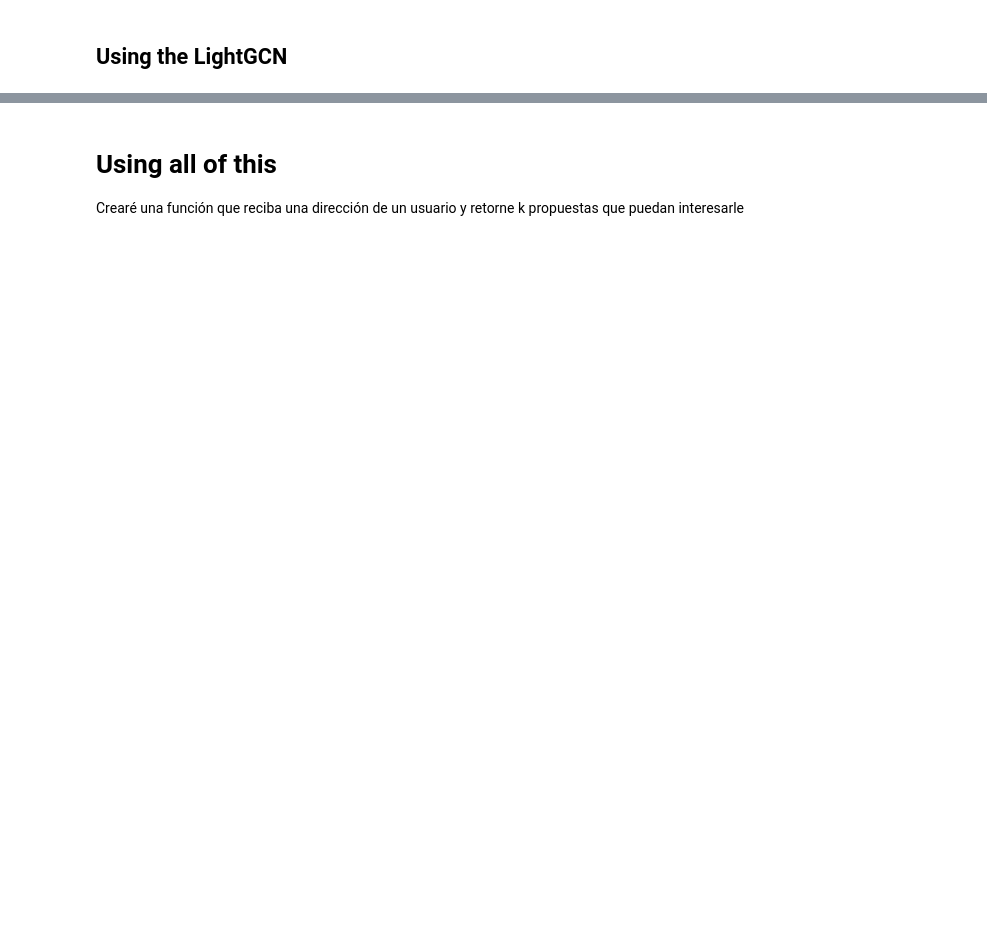
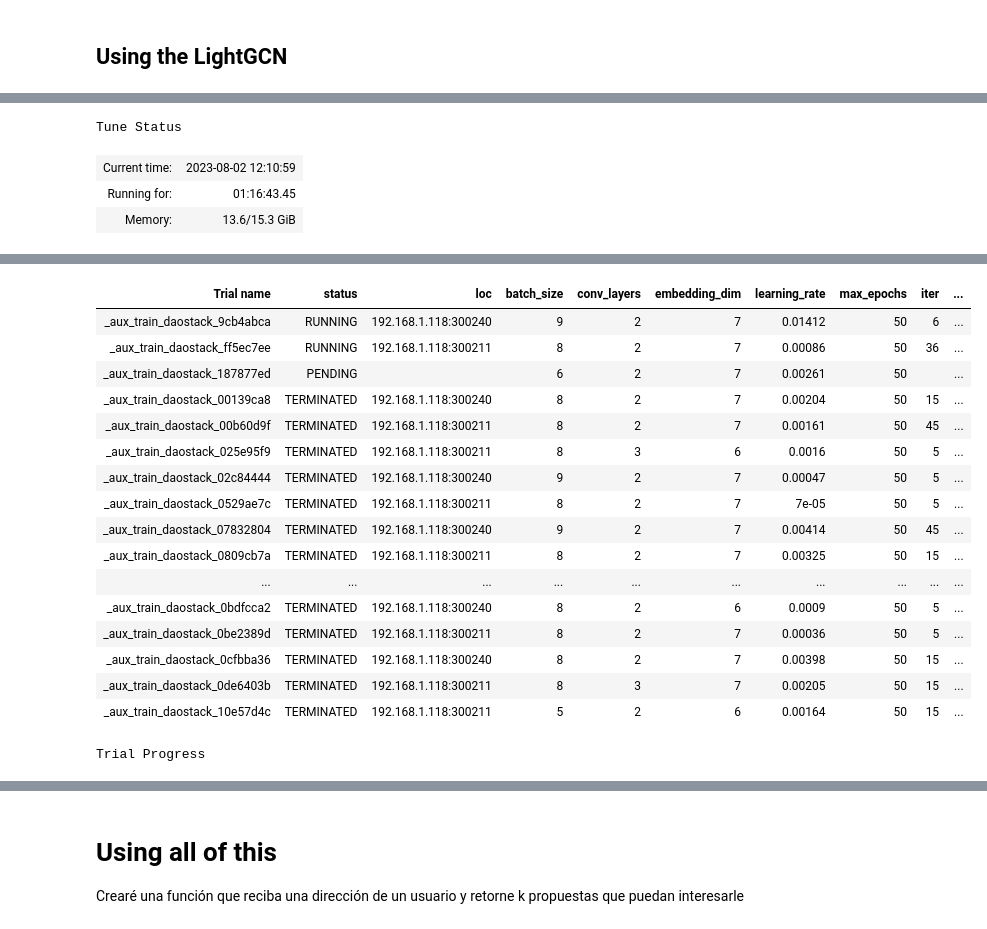
Before and after one commit to daviddavo/upm-tfm-notebooks, a Jupyter notebook: 02_mvp_tuning.ipynb, the cells around one changed output, grey strips where cells are left out. Drawn from its saved outputs; the diff is of its cells as text; code cells hidden in the pictures; blank space fills up the shorter version.

```diff
--- a/02_mvp_tuning.ipynb
+++ b/02_mvp_tuning.ipynb
@@ -255,7 +262,5 @@ print(f"Using {device} device")
 # %%
 from torch_geometric.nn import LightGCN
-from ray import tune
-from ray.air import Checkpoint, session
 
 # Based on:
 # - https://pytorch.org/tutorials/beginner/blitz/cifar10_tutorial.html
@@ -272,8 +277,7 @@ def train_daostack(train: HeteroData, validation: HeteroData, test: HeteroData,
     ).to(device)
     optimizer = torch.optim.Adam(model.parameters(), lr=modelConfig.learning_rate)
 
-    # checkpoint = session.get_checkpoint()
-    checkpoint = None
+    checkpoint = session.get_checkpoint()
 
     if checkpoint:
         checkpoint_state = checkpoint.to_dict()
@@ -318,7 +322,7 @@ def train_daostack(train: HeteroData, validation: HeteroData, test: HeteroData,
     @torch.no_grad()
     def _prec_rec(k: int, remove_training=False):
         # [104, 5]
-        gt_index = test.edge_index
+        gt_index = test.edge_index[:, test.edge_type == 0]
         if remove_training:
             edge_index = validation.edge_label_index[:, validation.edge_label]
         else:
@@ -393,5 +397,7 @@ def train_daostack(train: HeteroData, validation: HeteroData, test: HeteroData,
             'r@5 train': rec5, 'r@5 test': rec5t,
         }, checkpoint=checkpoint)
 
+    return model
+
 # Testing just syntax errors
 train_daostack(tr.to(device), val.to(device), ts.to(device), ModelConfig(**(modelConfig._asdict() | {'max_epochs':2}))),
@@ -482,0 +409,48 @@ KeyboardInterrupt:
+# %%
+from ray.tune.schedulers import ASHAScheduler
+from ray.tune.search.hyperopt import HyperOptSearch
+
+def _aux_train_daostack(config):
+    config['embedding_dim'] = 2**config['embedding_dim']
+    config['batch_size'] = 2**config['batch_size']
+    return train_daostack(tr.to(device), val.to(device), ts.to(device), config, disable_tqdm=True)
+
+tryConfigs = ModelConfig(
+    max_epochs=50,
+    conv_layers=tune.randint(2,5),
+    learning_rate=tune.qloguniform(1e-5, 1e-1, 1e-5),
+    # These will be 2 to the power
+    batch_size=tune.randint(4,10), # 16..1024
+    embedding_dim=tune.randint(4,8), # 16..256
+)
+
+asha_scheduler = ASHAScheduler(
+    time_attr='training_iteration',
+    metric='p@5 test',
+    mode='max',
+    max_t=50,
+    grace_period=5,
+    reduction_factor=3,
+    brackets=1,
+)
+
+search_alg = HyperOptSearch(
+    mode='max',
+    metric='p@5 test',
+)
+
+# Every run takes approx half a gig of vram (no optimizations)
+# The RTX 4090 has 24GB so we can run the model about 48 times
+exp = tune.run(
+    _aux_train_daostack,
+    resources_per_trial={
+        'cpu': 1,
+        'memory': 0 if torch.cuda.is_available() else 2e9,
+        'gpu': 1/32 if torch.cuda.is_available() else 0,
+    },
+    num_samples=500,
+    scheduler=asha_scheduler,
+    search_alg=search_alg,
+    config=tryConfigs._asdict(),
+)
+# %% [output]
@@ -482,0 +458,4 @@ KeyboardInterrupt:
+Tune Status
+| Current time: | 2023-08-02 12:10:59 |
+| Running for: | 01:16:43.45 |
+| Memory: | 13.6/15.3 GiB |
@@ -482,0 +469,18 @@ KeyboardInterrupt:
+| Trial name | status | loc | batch_size | conv_layers | embedding_dim | learning_rate | max_epochs | iter | ... |
+| _aux_train_daostack_9cb4abca | RUNNING | 192.168.1.118:300240 | 9 | 2 | 7 | 0.01412 | 50 | 6 | ... |
+| _aux_train_daostack_ff5ec7ee | RUNNING | 192.168.1.118:300211 | 8 | 2 | 7 | 0.00086 | 50 | 36 | ... |
+| _aux_train_daostack_187877ed | PENDING |  | 6 | 2 | 7 | 0.00261 | 50 |  | ... |
+| _aux_train_daostack_00139ca8 | TERMINATED | 192.168.1.118:300240 | 8 | 2 | 7 | 0.00204 | 50 | 15 | ... |
+| _aux_train_daostack_00b60d9f | TERMINATED | 192.168.1.118:300211 | 8 | 2 | 7 | 0.00161 | 50 | 45 | ... |
+| _aux_train_daostack_025e95f9 | TERMINATED | 192.168.1.118:300211 | 8 | 3 | 6 | 0.0016 | 50 | 5 | ... |
+| _aux_train_daostack_02c84444 | TERMINATED | 192.168.1.118:300240 | 9 | 2 | 7 | 0.00047 | 50 | 5 | ... |
+| _aux_train_daostack_0529ae7c | TERMINATED | 192.168.1.118:300211 | 8 | 2 | 7 | 7e-05 | 50 | 5 | ... |
+| _aux_train_daostack_07832804 | TERMINATED | 192.168.1.118:300240 | 9 | 2 | 7 | 0.00414 | 50 | 45 | ... |
+| _aux_train_daostack_0809cb7a | TERMINATED | 192.168.1.118:300211 | 8 | 2 | 7 | 0.00325 | 50 | 15 | ... |
+| ... | ... | ... | ... | ... | ... | ... | ... | ... | ... |
+| _aux_train_daostack_0bdfcca2 | TERMINATED | 192.168.1.118:300240 | 8 | 2 | 6 | 0.0009 | 50 | 5 | ... |
+| _aux_train_daostack_0be2389d | TERMINATED | 192.168.1.118:300211 | 8 | 2 | 7 | 0.00036 | 50 | 5 | ... |
+| _aux_train_daostack_0cfbba36 | TERMINATED | 192.168.1.118:300240 | 8 | 2 | 7 | 0.00398 | 50 | 15 | ... |
+| _aux_train_daostack_0de6403b | TERMINATED | 192.168.1.118:300211 | 8 | 3 | 7 | 0.00205 | 50 | 15 | ... |
+| _aux_train_daostack_10e57d4c | TERMINATED | 192.168.1.118:300211 | 5 | 2 | 6 | 0.00164 | 50 | 15 | ... |
+Trial Progress
```
Also changed, not shown: parts of 8 cells of this notebook, 1 other file.
